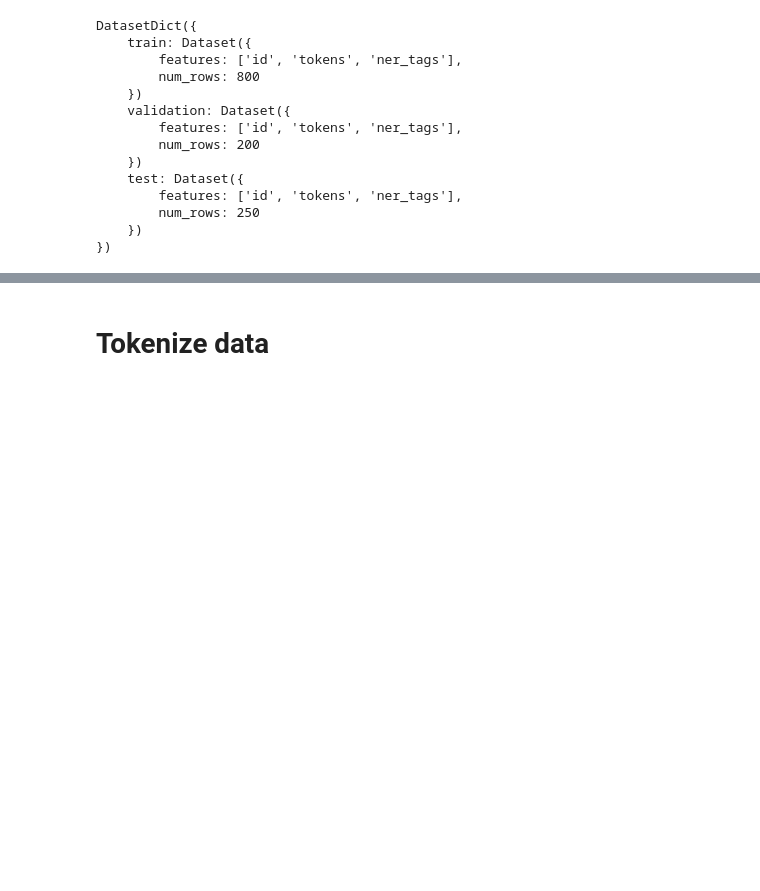
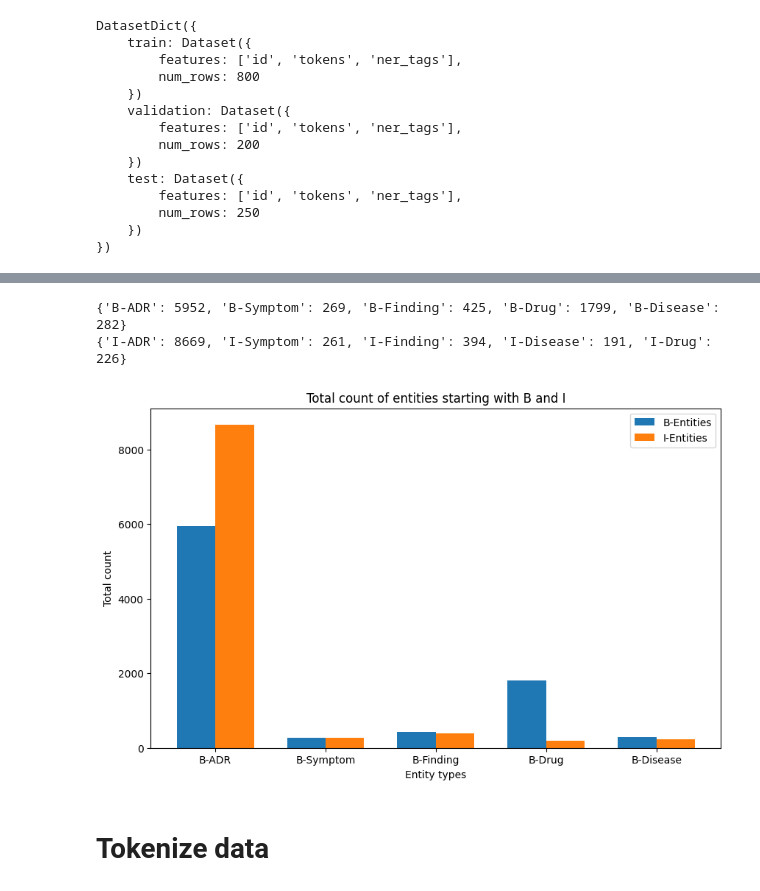
Before and after one commit to bramvaneerden/TM-Information-Extraction, a Jupyter notebook: bert-ner.ipynb, the cells around one changed output, grey strips where cells are left out. Drawn from its saved outputs; the diff is of its cells as text; code cells hidden in the pictures; blank space fills up the shorter version.

```diff
--- a/bert-ner.ipynb
+++ b/bert-ner.ipynb
@@ -315,3 +353,30 @@ train dataset:
+# %%
+# plot total amount of labels starting with B compared to labels starting with I
+
+count_b_entities = {key: value for key, value in entity_count.items() if key.startswith('B-')}
+count_i_entities = {key: value for key, value in entity_count.items() if key.startswith('I-')}
+
+fig, ax = plt.subplots(figsize=(10, 6))
+bar_width = 0.35
+
+print(count_b_entities)
+print(count_i_entities)
+b_bars = ax.bar(range(len(count_b_entities)), list(count_b_entities.values()), bar_width, label='B-Entities')
+i_bars = ax.bar([x + bar_width for x in range(len(count_i_entities))], list(count_i_entities.values()), bar_width, label='I-Entities')
+
+ax.set_xlabel('Entity types')
+ax.set_ylabel('Total count')
+ax.set_title('Total count of entities starting with B and I')
+ax.set_xticks([x + bar_width/2 for x in range(len(count_b_entities))])
+ax.set_xticklabels(count_b_entities.keys())
+ax.legend()
+
+
+plt.show()
+# %% [output]
+{'B-ADR': 5952, 'B-Symptom': 269, 'B-Finding': 425, 'B-Drug': 1799, 'B-Disease': 282}
+{'I-ADR': 8669, 'I-Symptom': 261, 'I-Finding': 394, 'I-Disease': 191, 'I-Drug': 226}
+[figure, added]
 # %% [markdown]
 # Tokenize data
 # %%
```
Also changed, not shown: parts of 3 cells of this notebook, 1 other file.
